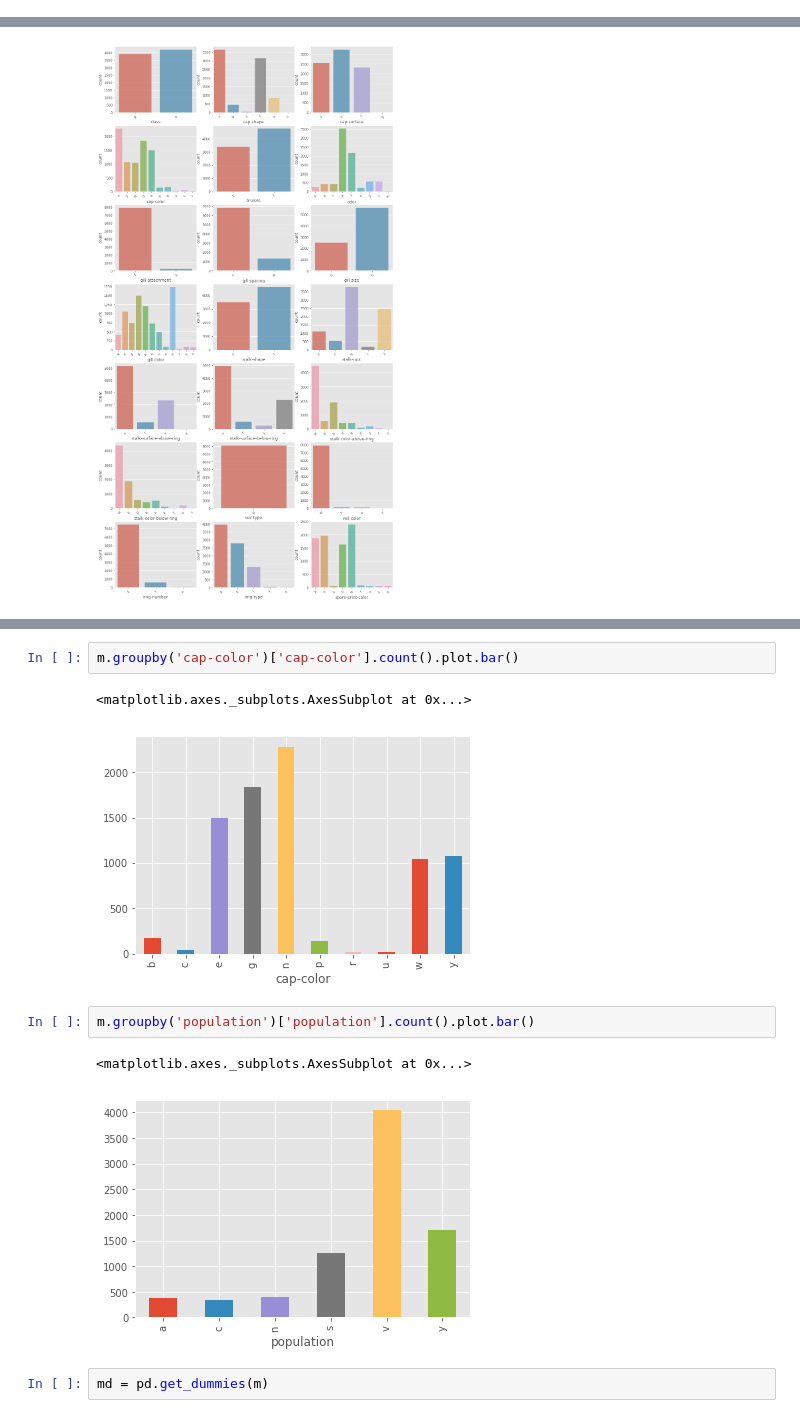
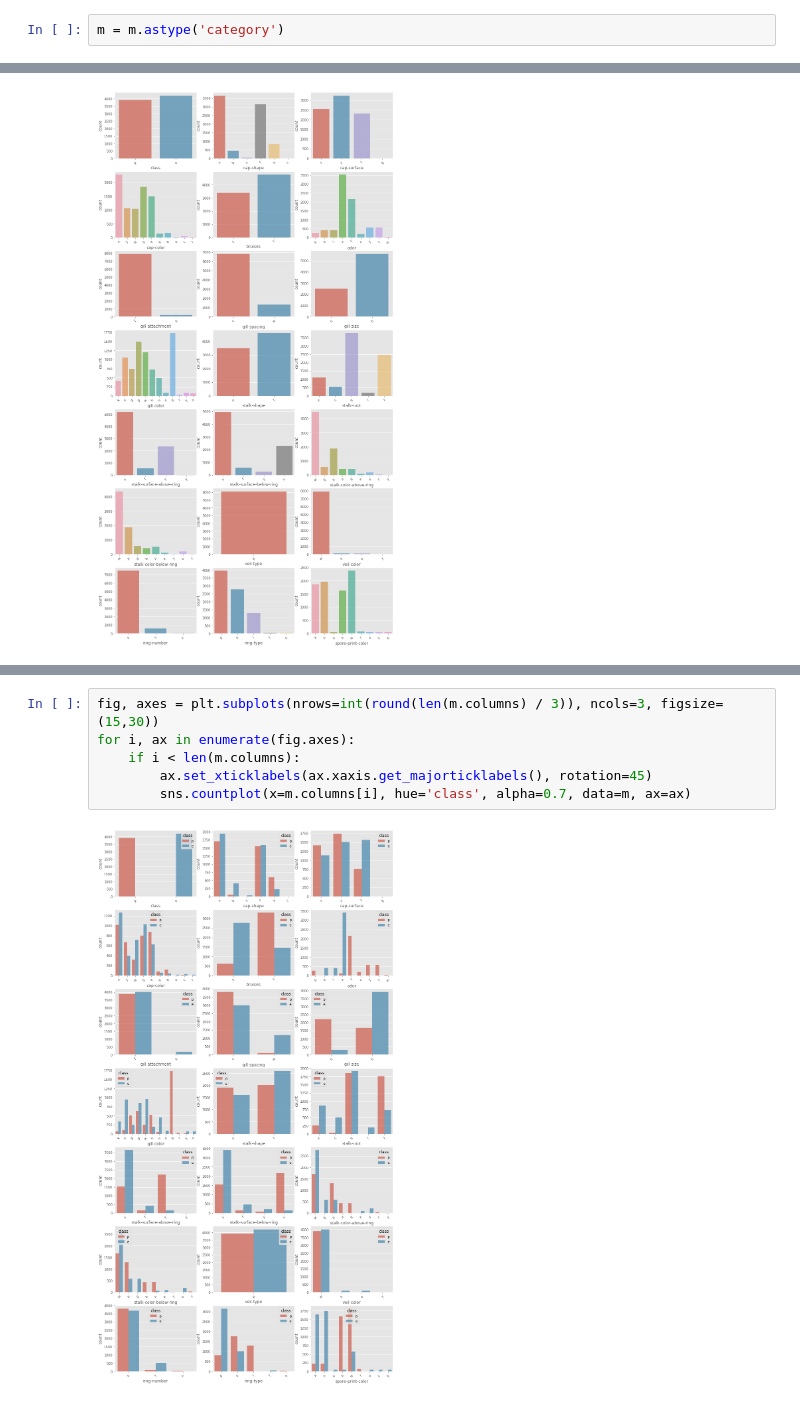
Before and after one commit to g2ransom/smart_machines, a Jupyter notebook: mushrooms/mushrooms.ipynb, the cells around one changed output, grey strips where cells are left out. Cells and saved outputs as stored; diff of their text form.

Commit message:
added countplot by prediction outcome

```diff
--- a/mushrooms/mushrooms.ipynb
+++ b/mushrooms/mushrooms.ipynb
@@ -28,6 +28,8 @@ Index([u'class', u'cap-shape', u'cap-surface', u'cap-color', u'bruises',
        u'veil-color', u'ring-number', u'ring-type', u'spore-print-color',
        u'population', u'habitat'],
       dtype='object')
+# %%
+m = m.astype('category')
 # %%
 m.dtypes
 # %% [output]
@@ -78,12 +65,8 @@ m.groupby('cap-surface')['cap-surface'].count().plot.bar()
-# %%
-m.groupby('cap-color')['cap-color'].count().plot.bar()
-# %% [output]
-<matplotlib.axes._subplots.AxesSubplot at 0x...>
-[figure, removed]
-# %%
-m.groupby('population')['population'].count().plot.bar()
-# %% [output]
-<matplotlib.axes._subplots.AxesSubplot at 0x...>
-[figure, removed]
-# %%
-md = pd.get_dummies(m)
+# %%
+fig, axes = plt.subplots(nrows=int(round(len(m.columns) / 3)), ncols=3, figsize=(15,30))
+for i, ax in enumerate(fig.axes):
+    if i < len(m.columns):
+        ax.set_xticklabels(ax.xaxis.get_majorticklabels(), rotation=45)
+        sns.countplot(x=m.columns[i], hue='class', alpha=0.7, data=m, ax=ax)
+# %% [output]
+[figure, added]
```
Also changed, not shown: parts of 4 cells of this notebook.
